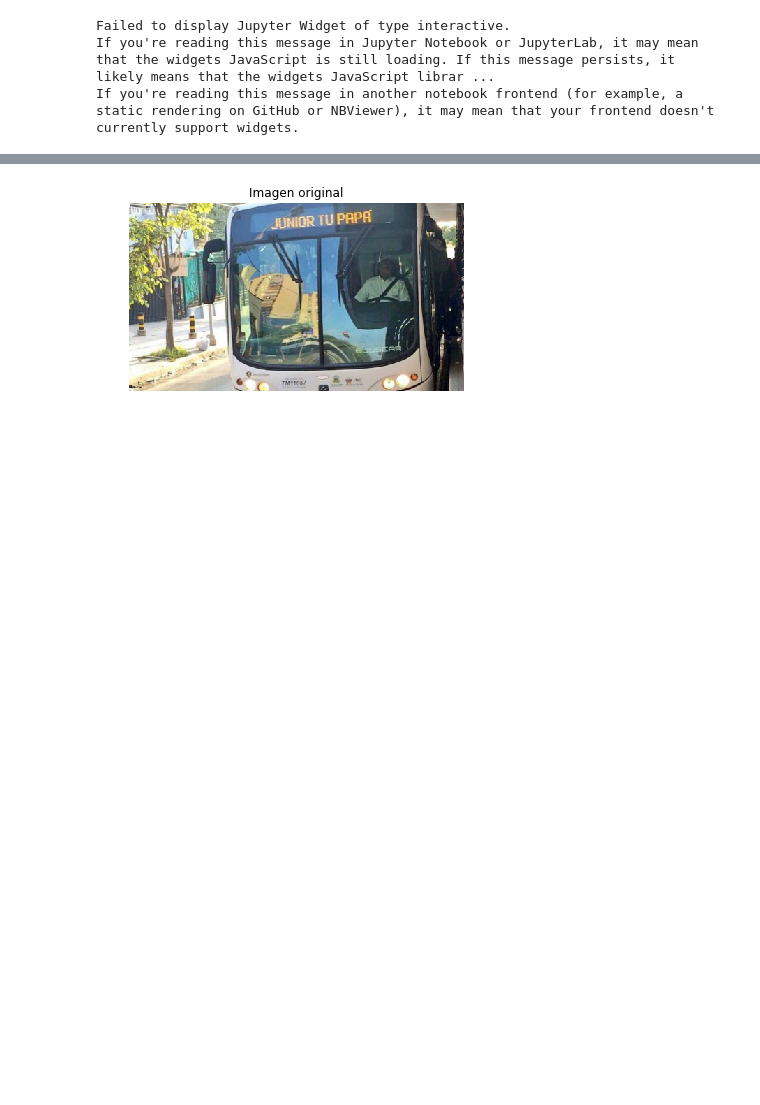
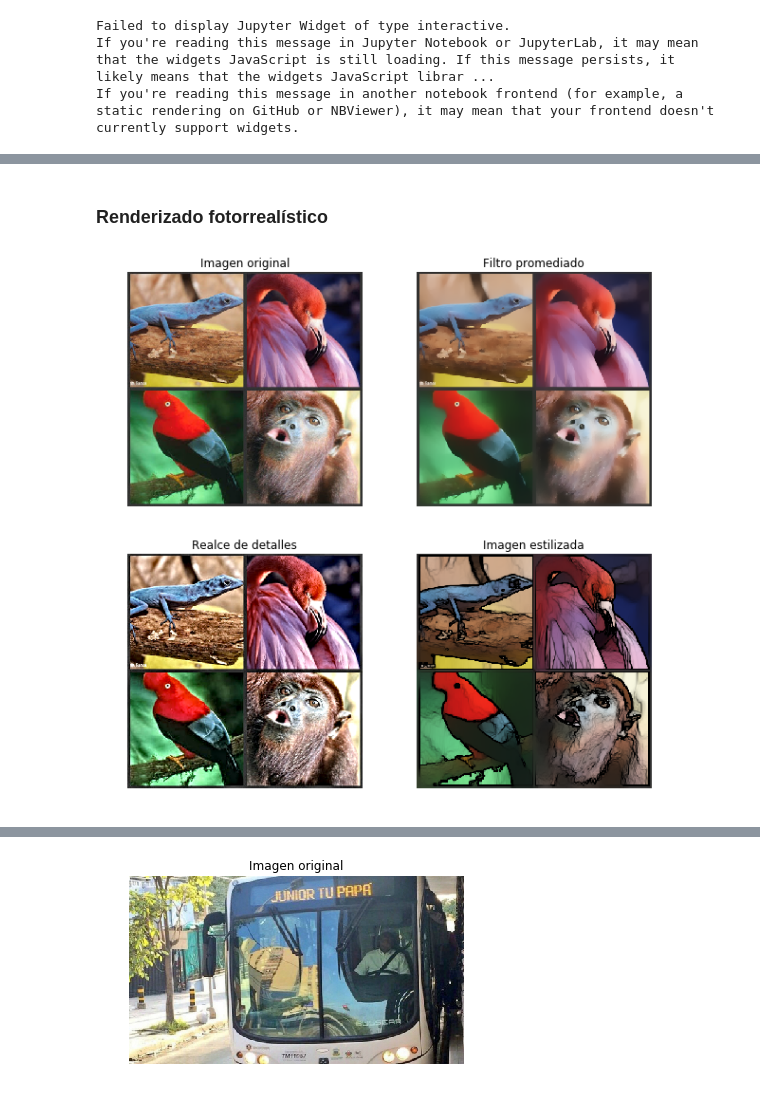
Before and after one commit to JorgeMartinezG/image-processing_workshop, a Jupyter notebook: Workshop.ipynb, the cells around one changed output, grey strips where cells are left out. Drawn from its saved outputs; the diff is of its cells as text; code cells hidden in the pictures; blank space fills up the shorter version.

```diff
--- a/Workshop.ipynb
+++ b/Workshop.ipynb
@@ -201,0 +216,23 @@ If you're reading this message in another notebook frontend (for example, a stat
+# %% [markdown]
+### Renderizado fotorrealístico
+# %%
+img = cv2.imread('images/animals.jpg')
+img = cv2.cvtColor(img, cv2.COLOR_BGR2RGB)
+
+plt.figure(figsize=(10, 10))
+plt.subplot(2, 2, 1)
+plt.imshow(img); plt.title('Imagen original'); plt.axis('off')
+
+img_out = cv2.edgePreservingFilter(img)
+plt.subplot(2, 2, 2)
+plt.imshow(img_out); plt.title('Filtro promediado'); plt.axis('off');
+
+img_out = cv2.detailEnhance(img);
+plt.subplot(2, 2, 3)
+plt.imshow(img_out); plt.title('Realce de detalles'); plt.axis('off');
+
+cv2.stylization(img,img_out);
+plt.subplot(2, 2, 4)
+plt.imshow(img_out); plt.title('Imagen estilizada'); plt.axis('off');
+# %% [output]
+[figure, added]
```
Also changed, not shown: parts of 10 cells of this notebook, 10 other files.
